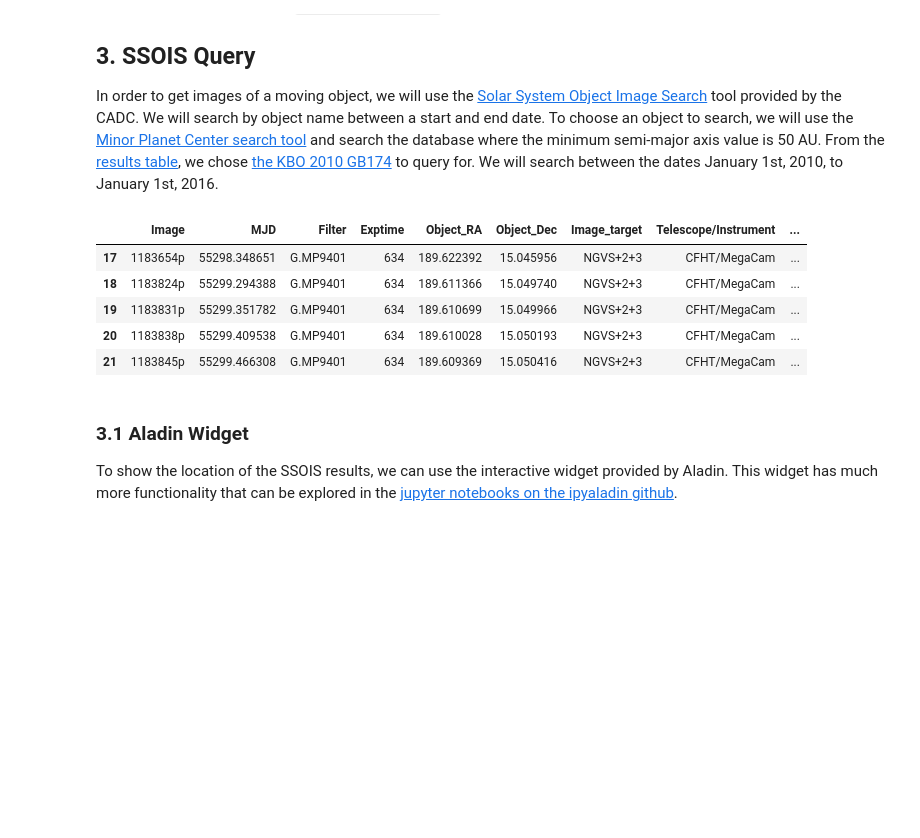
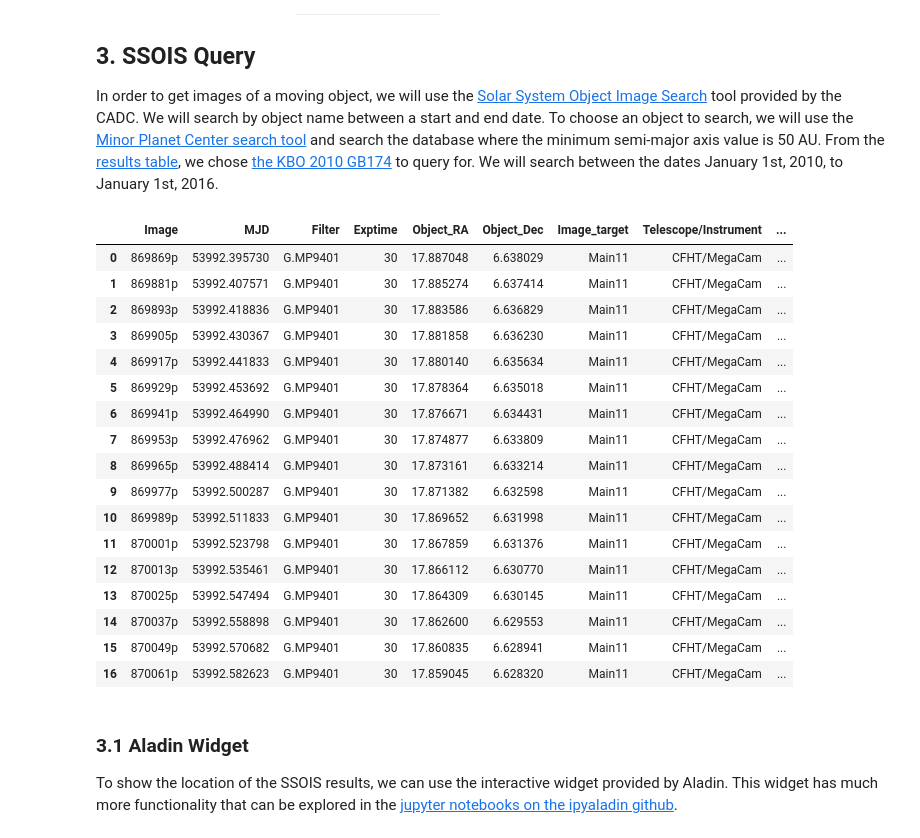
Before and after one commit to ellieb/astroquery_tutorial, a Jupyter notebook: astroquery_example_kbos.ipynb, the cells around one changed output. Drawn from its saved outputs; the diff is of its cells as text; code cells hidden in the pictures; blank space fills up the shorter version.

```diff
--- a/astroquery_example_kbos.ipynb
+++ b/astroquery_example_kbos.ipynb
@@ -32,42 +32,62 @@ In order to get images of a moving object, we will use the [Solar System Object
 from urllib.parse import urlencode
 
 import pandas as pd
 
 # Define search parameters
-kbo_name = '2010 GB174'
-start_date = '2010 01 01'
-end_date = '2016 01 01'
+# kbo_name = '2010 GB174'
+# start_date = '2010 01 01'
+# end_date = '2016 01 01'
+# max_exp_time = 100
+
+# Alternate search parameters
+kbo_name = 'Yasutani'
+start_date = '2006 09 14'
+end_date = '2006 09 15'
+max_exp_time = 20
 
 # Build query url
 params = {
     'lang': 'en',
     'object': kbo_name,
     'search': 'bynameCADC',
     'epoch1': start_date,
     'epoch2': end_date,
     'eunits': 'arcseconds',
     'extres': 'no',  # Return the extension where the KBO can be seen in
     'xyres': 'no',  # Return the pixel X and Y position of the KBO
     'format': 'tsv'
 }
 base_url = 'https://www.cadc-ccda.hia-iha.nrc-cnrc.gc.ca/cadcbin/ssos/ssosclf.pl'
 url = '{}?{}'.format(base_url, urlencode(params))
 
 # Access data and convert to panadas dataframe
 data_table = pd.read_csv(url, sep='\t')
 
 # Get results with a long exposure and the g-band filter
-data_table = data_table[(data_table['Exptime'] > 100)
+data_table = data_table[(data_table['Exptime'] > max_exp_time)
                         & (data_table['Filter'] == "G.MP9401")]
 
+
 data_table
 # %% [output]
 |  | Image | MJD | Filter | Exptime | Object_RA | Object_Dec | Image_target | Telescope/Instrument | ... |
-| 17 | 1183654p | 55298.348651 | G.MP9401 | 634 | 189.622392 | 15.045956 | NGVS+2+3 | CFHT/MegaCam | ... |
-| 18 | 1183824p | 55299.294388 | G.MP9401 | 634 | 189.611366 | 15.049740 | NGVS+2+3 | CFHT/MegaCam | ... |
-| 19 | 1183831p | 55299.351782 | G.MP9401 | 634 | 189.610699 | 15.049966 | NGVS+2+3 | CFHT/MegaCam | ... |
-| 20 | 1183838p | 55299.409538 | G.MP9401 | 634 | 189.610028 | 15.050193 | NGVS+2+3 | CFHT/MegaCam | ... |
-| 21 | 1183845p | 55299.466308 | G.MP9401 | 634 | 189.609369 | 15.050416 | NGVS+2+3 | CFHT/MegaCam | ... |
+| 0 | 869869p | 53992.395730 | G.MP9401 | 30 | 17.887048 | 6.638029 | Main11 | CFHT/MegaCam | ... |
+| 1 | 869881p | 53992.407571 | G.MP9401 | 30 | 17.885274 | 6.637414 | Main11 | CFHT/MegaCam | ... |
+| 2 | 869893p | 53992.418836 | G.MP9401 | 30 | 17.883586 | 6.636829 | Main11 | CFHT/MegaCam | ... |
+| 3 | 869905p | 53992.430367 | G.MP9401 | 30 | 17.881858 | 6.636230 | Main11 | CFHT/MegaCam | ... |
+| 4 | 869917p | 53992.441833 | G.MP9401 | 30 | 17.880140 | 6.635634 | Main11 | CFHT/MegaCam | ... |
+| 5 | 869929p | 53992.453692 | G.MP9401 | 30 | 17.878364 | 6.635018 | Main11 | CFHT/MegaCam | ... |
+| 6 | 869941p | 53992.464990 | G.MP9401 | 30 | 17.876671 | 6.634431 | Main11 | CFHT/MegaCam | ... |
+| 7 | 869953p | 53992.476962 | G.MP9401 | 30 | 17.874877 | 6.633809 | Main11 | CFHT/MegaCam | ... |
+| 8 | 869965p | 53992.488414 | G.MP9401 | 30 | 17.873161 | 6.633214 | Main11 | CFHT/MegaCam | ... |
+| 9 | 869977p | 53992.500287 | G.MP9401 | 30 | 17.871382 | 6.632598 | Main11 | CFHT/MegaCam | ... |
+| 10 | 869989p | 53992.511833 | G.MP9401 | 30 | 17.869652 | 6.631998 | Main11 | CFHT/MegaCam | ... |
+| 11 | 870001p | 53992.523798 | G.MP9401 | 30 | 17.867859 | 6.631376 | Main11 | CFHT/MegaCam | ... |
+| 12 | 870013p | 53992.535461 | G.MP9401 | 30 | 17.866112 | 6.630770 | Main11 | CFHT/MegaCam | ... |
+| 13 | 870025p | 53992.547494 | G.MP9401 | 30 | 17.864309 | 6.630145 | Main11 | CFHT/MegaCam | ... |
+| 14 | 870037p | 53992.558898 | G.MP9401 | 30 | 17.862600 | 6.629553 | Main11 | CFHT/MegaCam | ... |
+| 15 | 870049p | 53992.570682 | G.MP9401 | 30 | 17.860835 | 6.628941 | Main11 | CFHT/MegaCam | ... |
+| 16 | 870061p | 53992.582623 | G.MP9401 | 30 | 17.859045 | 6.628320 | Main11 | CFHT/MegaCam | ... |
 # %% [markdown]
 ### 3.1 Aladin Widget
 To show the location of the SSOIS results, we can use the interactive widget provided by Aladin. This widget has much more functionality that can be explored in the [jupyter notebooks on the ipyaladin github](https://github.com/cds-astro/ipyaladin/tree/master/examples).
```
Also changed, not shown: parts of 9 cells of this notebook.
